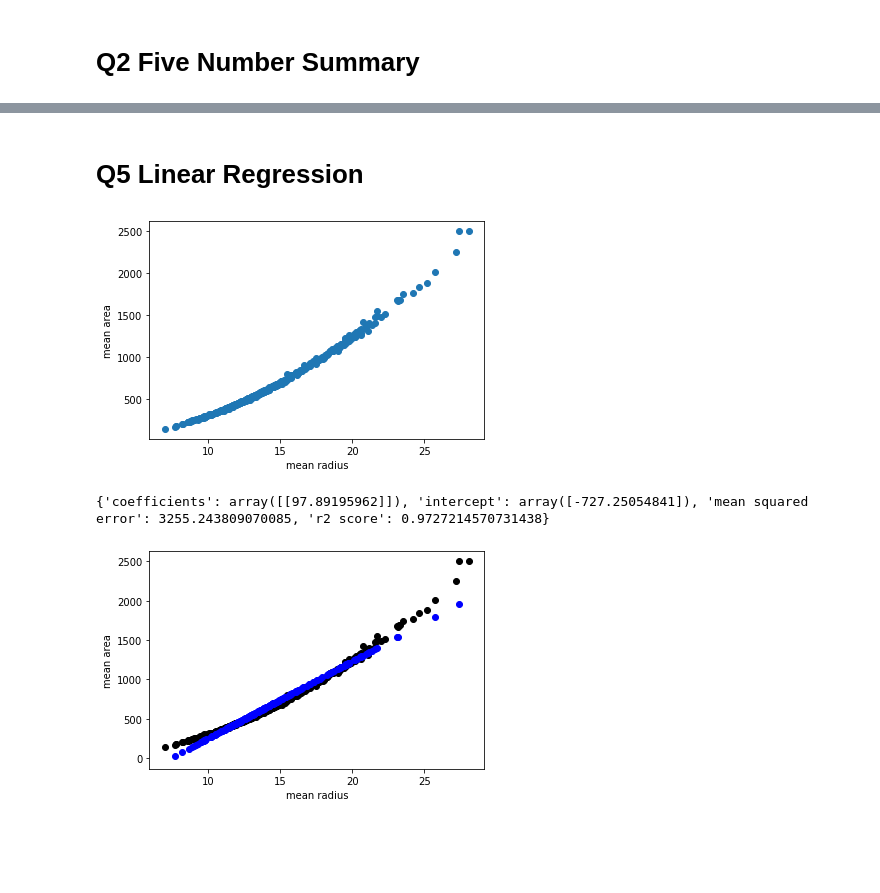
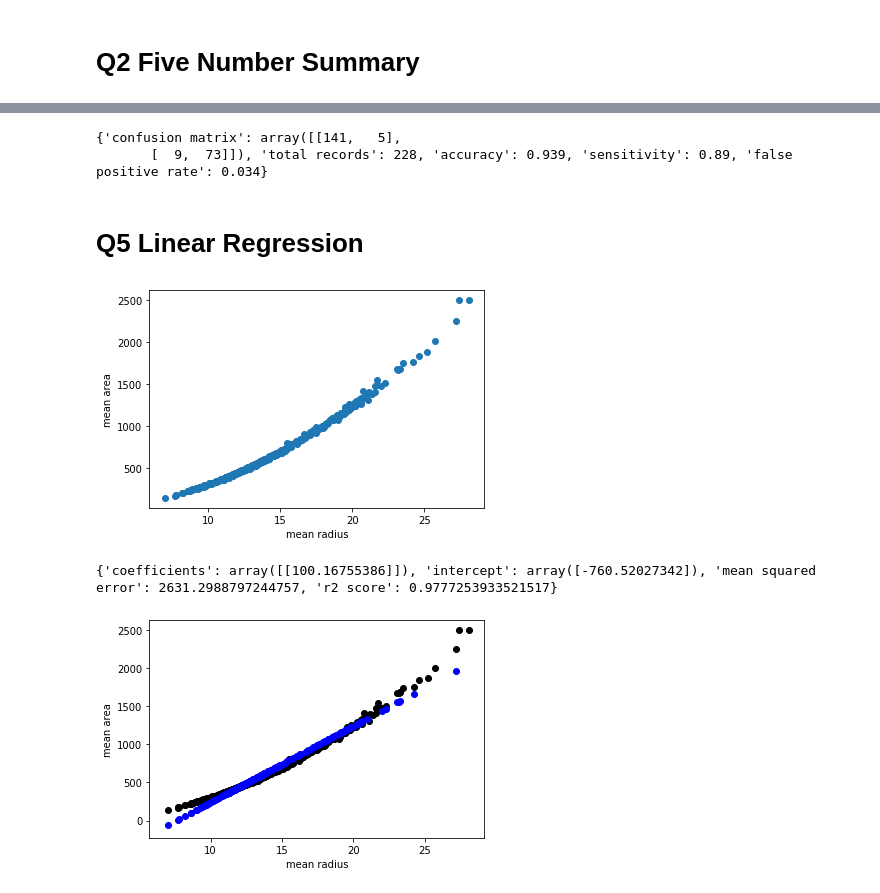
Before and after one commit to yufan-fong/DW-Cohort-Pset, a Jupyter notebook: W10_cohort.ipynb, the cells around one changed output, grey strips where cells are left out. Cells and saved outputs as stored; diff of their text form; code cells hidden in the pictures; blank space fills up the shorter version.

```diff
--- a/W10_cohort.ipynb
+++ b/W10_cohort.ipynb
@@ -123,0 +165,13 @@ print(five_number_summary(columns))
+# %%
+def display_bar_chart (positions, counts, names, title_name= 'default' ):
+
+    plt.title(title_name)
+    plt.bar(positions, counts, align='center')
+    plt.xticks(positions, names)
+    plt.show()
+
+from sklearn.datasets import load_breast_cancer
+bunchobject = load_breast_cancer()
+
+unique, counts = np.unique(bunchobject.target, return_counts = True )
+display_bar_chart(unique, counts, bunchobject.target_names)
@@ -124,3 +180,37 @@ print(five_number_summary(columns))
+# %%
+def knn_classifier(bunchobject, feature_list, size, seed, k):
+    data = bunchobject.data[:, feature_list]
+    target = bunchobject.target
+
+    # normalize each feature using min/max normalisation
+    # custom function
+    data = normalize_minmax(data)
+
+    # split data set
+    # from sklearn.model_selection import train_test_split
+    data_train, data_test, target_train, target_test = train_test_split(data,
+                                                                        target,
+                                                                        test_size = size,
+                                                                        random_state = seed)
+
+    # create k-NN classifier object
+    # from sklearn import  neighbors
+    clf = neighbors.KNeighborsClassifier(k)
+    clf.fit(data_train, target_train)
+    target_predicted = clf.predict(data_test)
+
+    # for breastcancer data, 0 >> benign, 1 >> malignant
+    # custom function
+    results = get_metrics(target_test, target_predicted,[1,0])
+
+    return results
+
+feature_list = range(20) #features from column 0 to 19
+results = knn_classifier(bunchobject, feature_list, 0.40 , 2752 , 3 )
+print(results)
+# %% [output]
+{'confusion matrix': array([[141,   5],
+       [  9,  73]]), 'total records': 228, 'accuracy': 0.939, 'sensitivity': 0.89, 'false positive rate': 0.034}
 # %% [markdown]
 # Q5 Linear Regression
 # %%
@@ -135,52 +221,55 @@ def display_scatter(x,y,xlabel='x',ylabel='y',tite_name = 'default'):
     plt.show()
 # %%
 def linear_regression(bunchobject, x_index, y_index, size, seed):
-    from sklearn.model_selection import train_test_split
-    x_train, x_test, y_train, y_test = train_test_split(bunchobject.data[:,[x_index] ], \
-                                                    bunchobject.data[:,[y_index] ], \
-                                                    test_size = size)
 
-    from sklearn import linear_model
+    x = bunchobject.data[:,[x_index] ]
+    y = bunchobject.data[:,[y_index] ]
+
+    # from sklearn.model_selection import train_test_split
+    x_train, x_test, y_train, y_test = train_test_split(x, y,
+                                                    test_size = size,
+                                                    random_state = seed)
+
+    # from sklearn import linear_model
     regr = linear_model.LinearRegression()    # create an object
     regr.fit(x_train,y_train)                 # obtain a function for regr object
     y_pred = regr.predict(x_test)
 
-    from sklearn.metrics import mean_squared_error, r2_score
+    # from sklearn.metrics import mean_squared_error, r2_score
     results = {'coefficients': 0, 'intercept': 0, 'mean squared error': 0, 'r2 score': 0}
     results['coefficients'] = regr.coef_
     results['intercept'] = regr.intercept_
     results['mean squared error'] = mean_squared_error(y_pred, y_test)
-    results['r2 score'] = r2_score(y_pred, y_test)
+    results['r2 score'] = r2_score(y_test, y_pred)
 
     return x_train, y_train, x_test, y_pred, results
 
 def plot_linear_regression(x1,y1,x2,y2,x_label='',y_label=''):
     plt.scatter(x1,y1, color = 'black')
     plt.scatter(x2,y2, color = 'blue')
     plt.xlabel(x_label)
     plt.ylabel(y_label)
     plt.show()
 
 # test code
 from sklearn.datasets import load_breast_cancer
 bunchobject = load_breast_cancer()
 
 x_index = 0
 y_index = 3
+
 x = bunchobject.data[:,[x_index] ]
 y = bunchobject.data[:,[y_index] ]
-# percentage_for_test = 0.4    # 40% of data used for test
-# seed = 2752
 
 x_label = bunchobject.feature_names[x_index]
 y_label = bunchobject.feature_names[y_index]
 
 # plot the original dataset
 display_scatter(x,y,x_label,y_label)
 x_train, y_train, x_test, y_pred, results = linear_regression(bunchobject, x_index, y_index, 0.4, 2752)
 print(results)
 plot_linear_regression(x,y,x_test,y_pred,x_label,y_label)
 # %% [output]
 [figure]
-{'coefficients': array([[97.89195962]]), 'intercept': array([-727.25054841]), 'mean squared error': 3255.243809070085, 'r2 score': 0.9727214570731438}
+{'coefficients': array([[100.16755386]]), 'intercept': array([-760.52027342]), 'mean squared error': 2631.2988797244757, 'r2 score': 0.9777253933521517}
-[figure, old version]
+[figure, new version]
```
Also changed, not shown: parts of 13 cells of this notebook.
